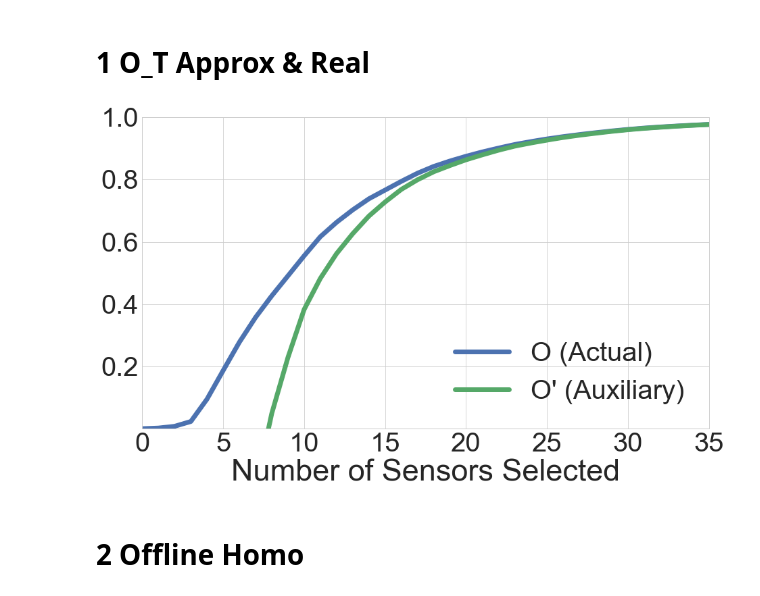
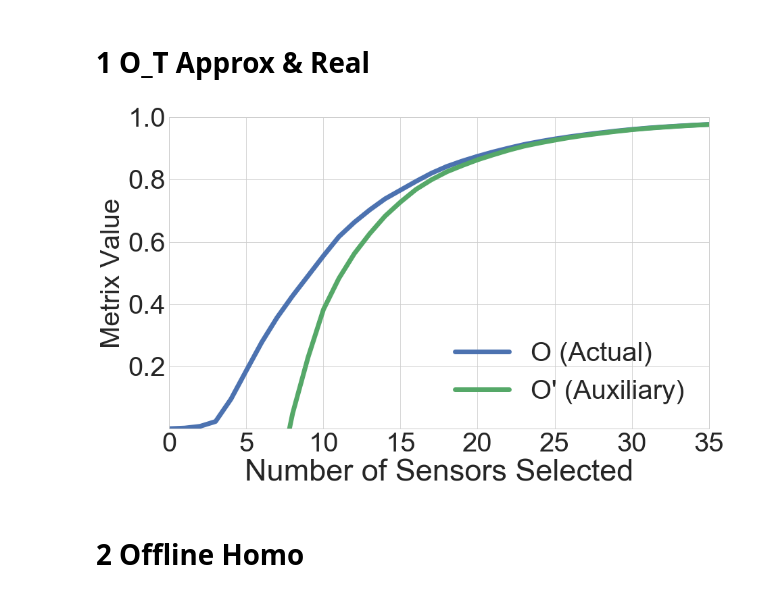
Before and after one commit to Wings-Lab/SelectSensor, a Jupyter notebook: plots.ipynb, the cells around one changed output. Saved outputs shown, nothing was run; the diff lists cells and outputs as text; code cells hidden in the pictures.

Commit message:
minor change in figures

```diff
--- a/plots.ipynb
+++ b/plots.ipynb
@@ -27,35 +27,35 @@ plt.rc('ytick', labelsize=SMALL_SIZE)    # fontsize of the tick labels
 plt.rc('legend', fontsize=SMALL_SIZE)    # legend fontsize
 plt.rc('figure', titlesize=BIGGER_SIZE) # fontsize of the figure title
 
 df_ot_approx_real = pd.read_csv('plot_data30/Offline_Greedy_30.csv', header=None)
 
 X_approx, Y_approx = df_ot_approx_real[0].tolist(), df_ot_approx_real[1].tolist()
 X_real, Y_real = df_ot_approx_real[0].tolist(), df_ot_approx_real[2].tolist()
 
 X_real.insert(0, 0)
 Y_real.insert(0, 0)
 
 rcParams['lines.linewidth'] = 7
 
 plt.figure(figsize=(14,9))
 #plt.setp(linewidth=4)
 plt.plot(X_real, Y_real)
 plt.plot(X_approx, Y_approx)
 
 plt.legend(['O (Actual)', 'O\' (Auxiliary)'], prop={'size':40})
 plt.xlabel('Number of Sensors Selected', fontsize=45)
-plt.ylabel('', fontsize=40)
+plt.ylabel('Metrix Value', fontsize=40)
 x_axis = np.arange(0, 40, 5)
 plt.xticks(x_axis)
 y_axis = np.arange(0.2, 1.1, 0.2)
 plt.yticks(y_axis)
 plt.xlim([0, 35])
 plt.ylim([0, 1])
 
 plt.savefig('plot/ot_real_approx_30.pdf')
 plt.show()
 # %% [output]
-[figure, old version]
+[figure, new version]
 # %% [markdown]
 # 2 Offline Homo
 # %%
```
Also changed, not shown: parts of 3 cells of this notebook, 2 other files.
